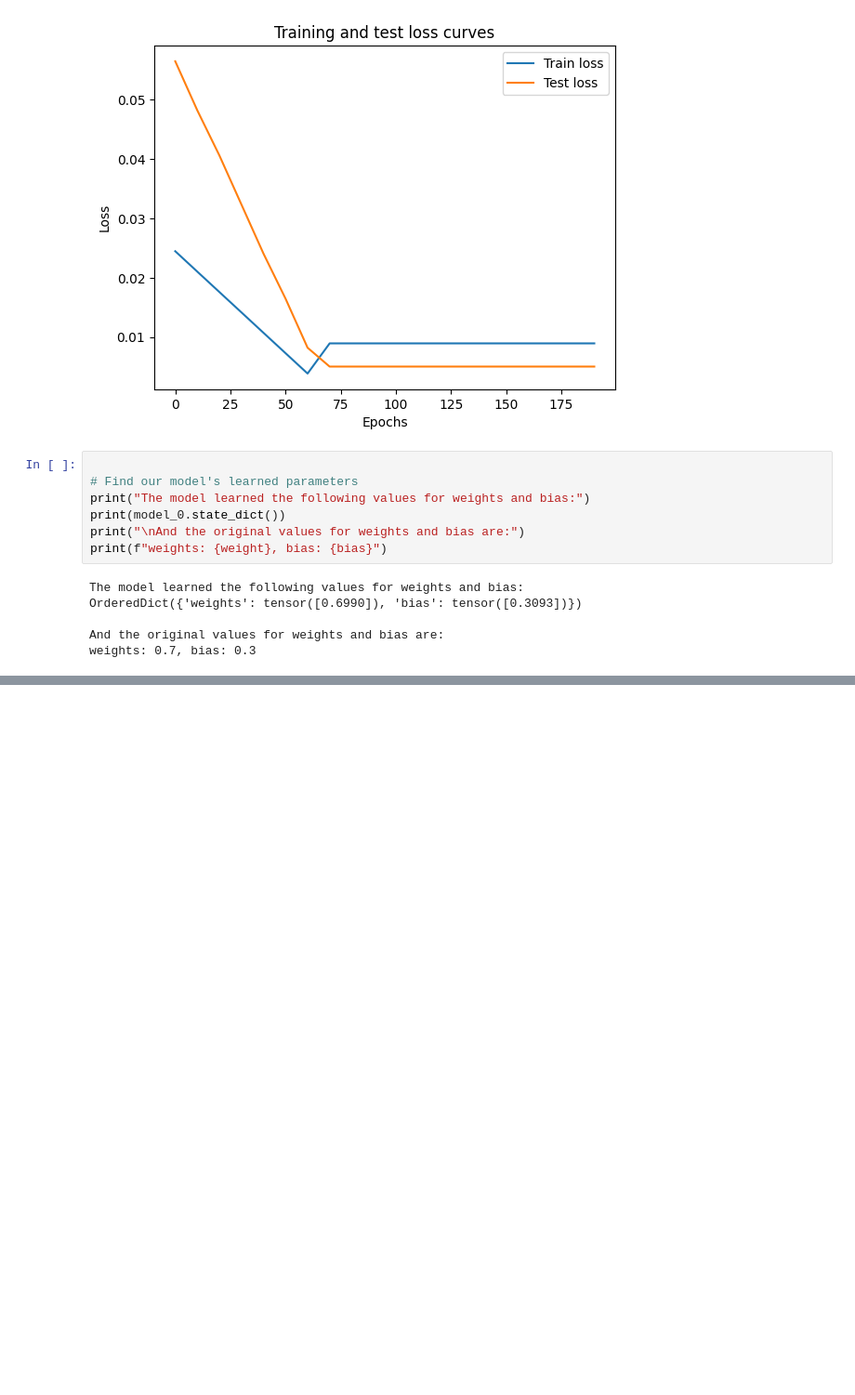
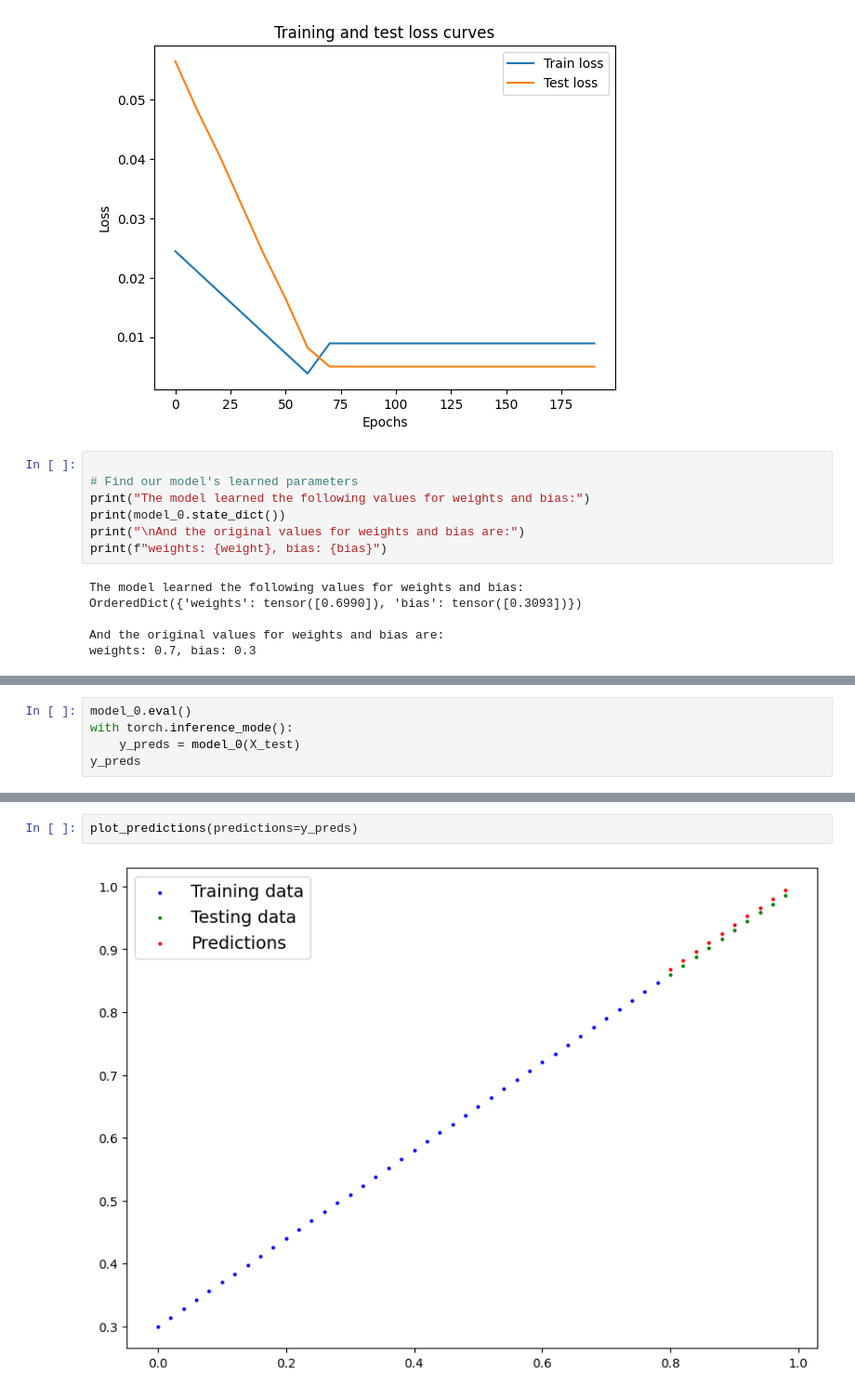
Before and after one commit to hossain-sanowar/PyTorch, a Jupyter notebook: PyTorch_Workflow _Fundamental.ipynb, the cells around one changed output, grey strips where cells are left out. Shown: that part at 93% size. Drawn from its saved outputs; the diff is of its cells as text; blank space fills up the shorter version.

Commit message:
predict the model

```diff
--- a/PyTorch_Workflow _Fundamental.ipynb
+++ b/PyTorch_Workflow _Fundamental.ipynb
@@ -250,0 +253,5 @@ weights: 0.7, bias: 0.3
+# %%
+model_0.eval()
+with torch.inference_mode():
+    y_preds = model_0(X_test)
+y_preds
@@ -250,0 +269,4 @@ weights: 0.7, bias: 0.3
+# %%
+plot_predictions(predictions=y_preds)
+# %% [output]
+[figure, added]
```
Also changed, not shown: parts of 2 cells of this notebook.
